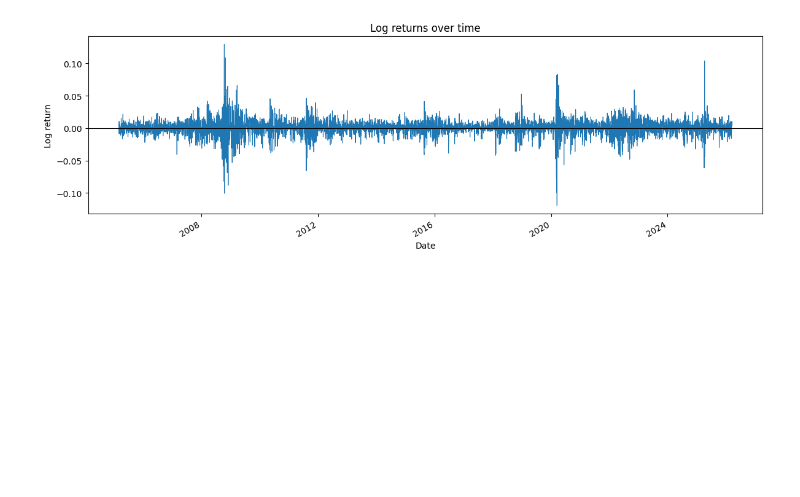
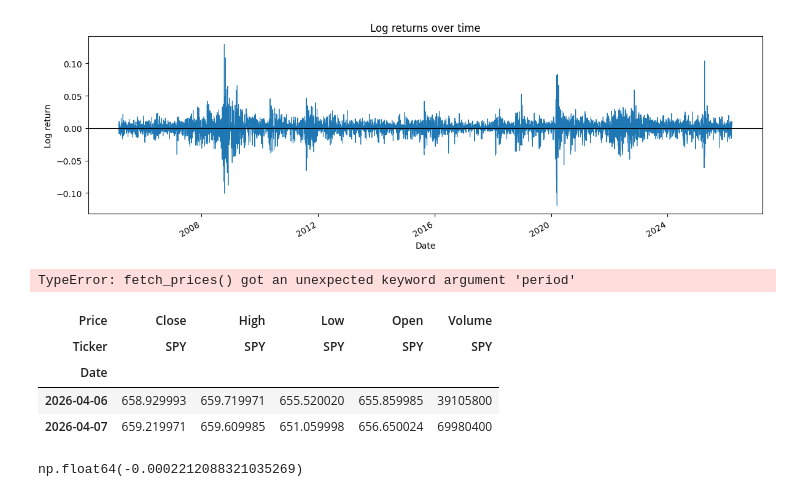
Before and after one commit to sushmita212/Portfolio_Risk_Monitor, a Jupyter notebook: Notebooks/exploration.ipynb, the cells around one changed output. Drawn from its saved outputs; the diff is of its cells as text; code cells hidden in the pictures; blank space fills up the shorter version.

```diff
--- a/Notebooks/exploration.ipynb
+++ b/Notebooks/exploration.ipynb
@@ -285,3 +286,7 @@ plt.tight_layout()
 plt.show()
 # %% [output]
 [figure]
+# %%
+fetch_prices("SPY", period="1mo")
+# %% [output]
+TypeError: fetch_prices() got an unexpected keyword argument 'period'
@@ -287,0 +295,10 @@ plt.show()
+# %%
+df=yf.download("SPY", period="10d", auto_adjust=True, progress=False)
+# %%
+df.head(2)
+# %% [output]
+| Price | Close | High | Low | Open | Volume |
+| Ticker | SPY | SPY | SPY | SPY | SPY |
+| Date |  |  |  |  |  |
+| 2026-04-06 | 658.929993 | 659.719971 | 655.520020 | 655.859985 | 39105800 |
+| 2026-04-07 | 659.219971 | 659.609985 | 651.059998 | 656.650024 | 69980400 |
@@ -287,0 +307,4 @@ plt.show()
+# %%
+historical_var(r, alpha=0.05)
+# %% [output]
+np.float64(-0.0002212088321035269)
```
Also changed, not shown: parts of 16 cells of this notebook, 3 other files.
